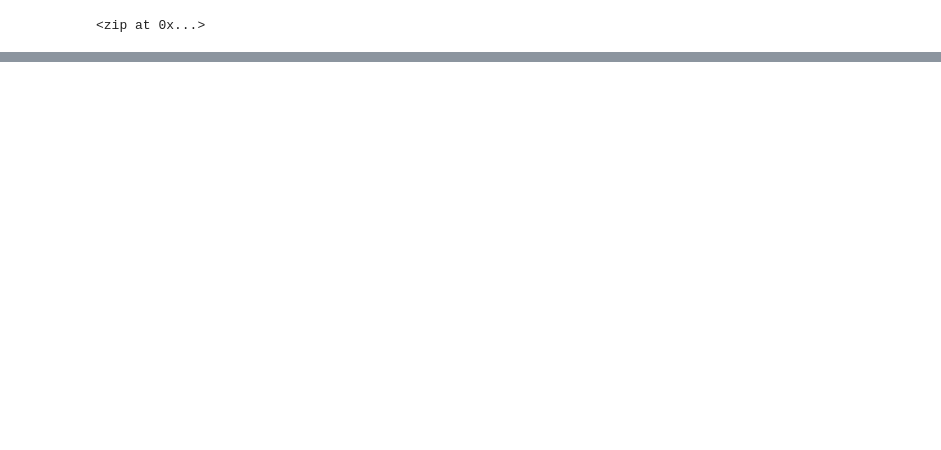
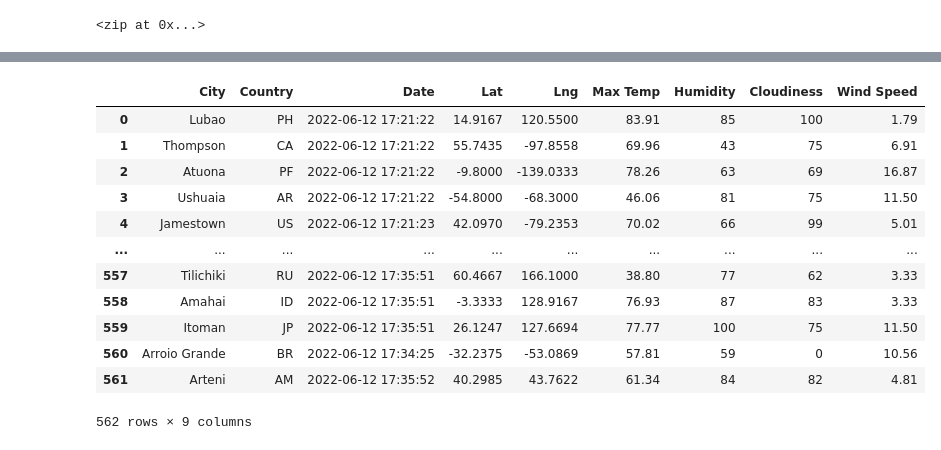
Before and after one commit to Yasminem2022/World_Weather_Analysis, a Jupyter notebook: WeatherPy.ipynb, the cells around one changed output, grey strips where cells are left out. Cells and saved outputs as stored; diff of their text form; code cells hidden in the pictures; blank space fills up the shorter version.

Commit message:
Adding completed DataFrame.

```diff
--- a/WeatherPy.ipynb
+++ b/WeatherPy.ipynb
@@ -54,0 +61,4 @@ len(cities)
+# %%
+# Starting URL for Weather Map API Call.
+url = "http://api.openweathermap.org/data/2.5/weather?units=Imperial&APPID=" + weather_api_key
+print(url)
@@ -54,0 +151,4 @@ len(cities)
+# %%
+# Convert the array of dictionaries to a Pandas DataFrame.
+city_data_df = pd.DataFrame(city_data)
+city_data_df.head(10)
@@ -54,0 +167,18 @@ len(cities)
+# %%
+new_column_order =["City", "Country", "Date", "Lat", "Lng", "Max Temp", "Humidity", "Cloudiness", "Wind Speed"]
+city_data_df = city_data_df[new_column_order]
+city_data_df
+# %% [output]
+|  | City | Country | Date | Lat | Lng | Max Temp | Humidity | Cloudiness | Wind Speed |
+| 0 | Lubao | PH | 2022-06-12 17:21:22 | 14.9167 | 120.5500 | 83.91 | 85 | 100 | 1.79 |
+| 1 | Thompson | CA | 2022-06-12 17:21:22 | 55.7435 | -97.8558 | 69.96 | 43 | 75 | 6.91 |
+| 2 | Atuona | PF | 2022-06-12 17:21:22 | -9.8000 | -139.0333 | 78.26 | 63 | 69 | 16.87 |
+| 3 | Ushuaia | AR | 2022-06-12 17:21:22 | -54.8000 | -68.3000 | 46.06 | 81 | 75 | 11.50 |
+| 4 | Jamestown | US | 2022-06-12 17:21:23 | 42.0970 | -79.2353 | 70.02 | 66 | 99 | 5.01 |
+| ... | ... | ... | ... | ... | ... | ... | ... | ... | ... |
+| 557 | Tilichiki | RU | 2022-06-12 17:35:51 | 60.4667 | 166.1000 | 38.80 | 77 | 62 | 3.33 |
+| 558 | Amahai | ID | 2022-06-12 17:35:51 | -3.3333 | 128.9167 | 76.93 | 87 | 83 | 3.33 |
+| 559 | Itoman | JP | 2022-06-12 17:35:51 | 26.1247 | 127.6694 | 77.77 | 100 | 75 | 11.50 |
+| 560 | Arroio Grande | BR | 2022-06-12 17:34:25 | -32.2375 | -53.0869 | 57.81 | 59 | 0 | 10.56 |
+| 561 | Arteni | AM | 2022-06-12 17:35:52 | 40.2985 | 43.7622 | 61.34 | 84 | 82 | 4.81 |
+562 rows × 9 columns
```
Also changed, not shown: parts of 8 cells of this notebook, 1 other file.
